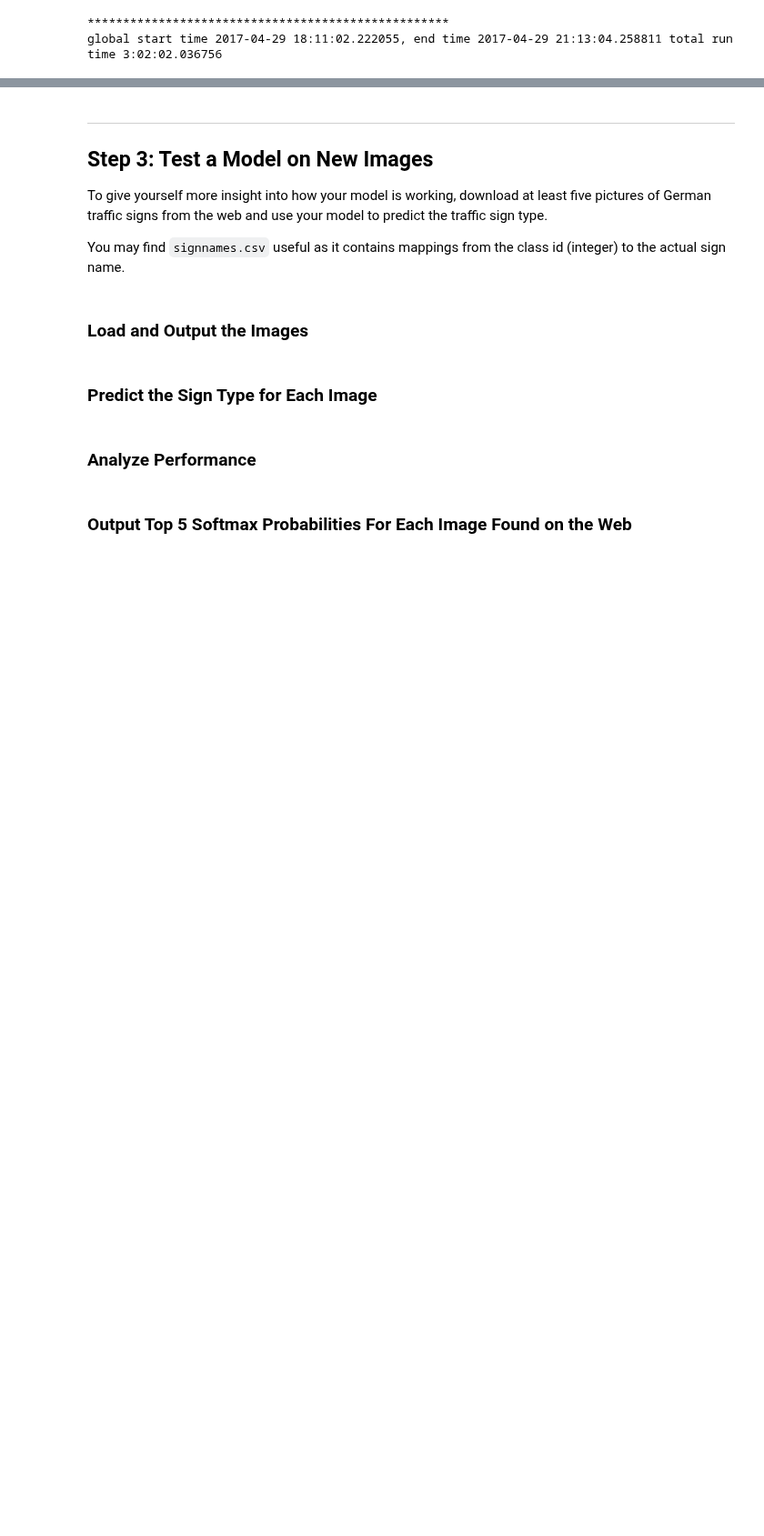
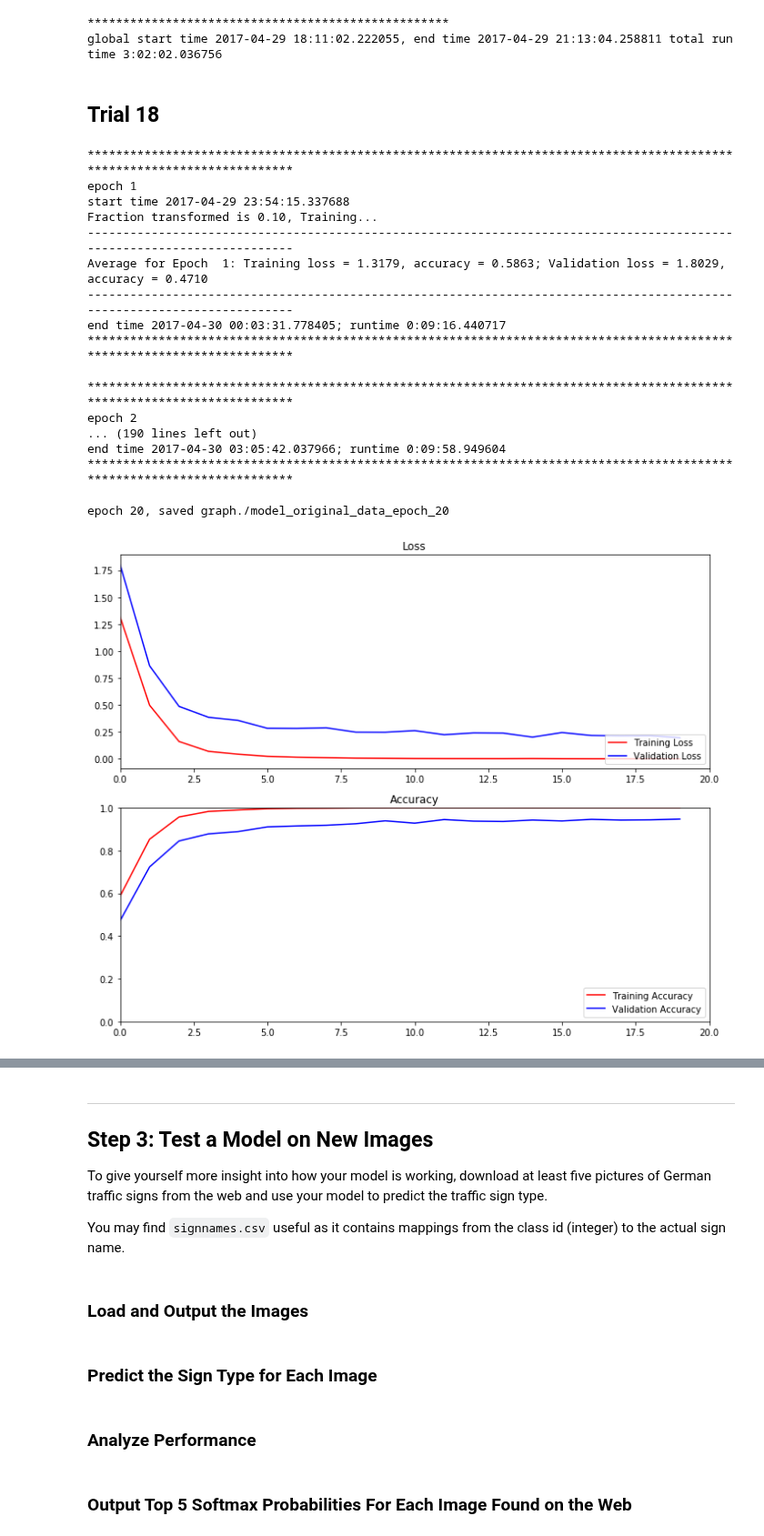
Before and after one commit to e7dud7e/carnd, a Jupyter notebook: TrafficSigns/Traffic_Sign_Classifier.ipynb, the cells around one changed output, grey strips where cells are left out. Shown at 91% size. Drawn from its saved outputs; the diff is of its cells as text; code cells hidden in the pictures; blank space fills up the shorter version.

Commit message:
feat: 94pc accuracy with 10pc transformed data.

```diff
--- a/TrafficSigns/Traffic_Sign_Classifier.ipynb
+++ b/TrafficSigns/Traffic_Sign_Classifier.ipynb
@@ -747,7 +747,7 @@ Rotate, shift, and add light to images, make number of samples equal for each la
 Hyper parameters
 """
 LEARNING_RATE=0.01
-
+LINE_WIDTH = 120
 """
 Training pipeline:
 Build the network, define the cost, and create the optimizer that will minimize this cost.
@@ -856,7 +856,7 @@ def get_transformed_batch(x, y, fraction_transform=0.50, batch_size=2048):
 # %% [output]
 '\ndef get_transformed_batch(x, y, fraction_transform=0.50, batch_size=2048):\n    """\n    I originally tried randomly sampling batch_size from the original data set.\n    I\'m replacing this version ...
 # %%
-def get_transformed_batch(x, y, fraction_transform=0.50, batch_size=2048):
+def get_transformed_batch(x, y, fraction_transform=0.10, batch_size=2048):
     """
     Still need to test this
     This version does not randomly sample batch_size; instead it iterates
@@ -872,11 +872,10 @@ def get_transformed_batch(x, y, fraction_transform=0.50, batch_size=2048):
         if idx_split > 0:
             x_batch, y_batch = shuffle(x_batch, y_batch)
             original_images, original_labels = x_batch[idx_split:], y_batch[idx_split:]
-            new_images_raw, new_labels = x_batch[:idx_split], y_batch[:idx_split]
+            new_images_raw, new_labels       = x_batch[:idx_split], y_batch[:idx_split]
             new_images = list()
             for jj in range(new_images_raw.shape[0]):
-                transformed_image = transform_image(new_images_raw,jj)
-                new_images.append(transformed_image)
+                new_images.append(transform_image(new_images_raw,jj))
 
             new_images = np.asarray(new_images)
             x_batch, y_batch = combine_original_new(original_images, new_images, original_labels, new_labels)
@@ -1119,8 +1121,7 @@ def iterate_train_evaluate(epoch_start,epoch_end,
                            X_train,y_train,
                            X_valid,y_valid,
                            batch_size=2048,
-                           fraction_transform = 0.90,
-                           num_batches=10,
+                           fraction_transform = 0.10,
                            save_file_prefix='traffic_sign'):
     """
     Train one epoch at a time and save graph after each epoch
@@ -1138,11 +1139,10 @@ def iterate_train_evaluate(epoch_start,epoch_end,
                                X_train,y_train,
                                X_valid,y_valid,
                                epoch,epoch_next,
-                               num_batches,
                                fraction_transform, batch_size,
                                training_loss_history, validation_loss_history,
                                training_accuracy_history, validation_accuracy_history)
-            fraction_transform = max(0.20, fraction_transform - 0.05)
+            #fraction_transform = max(0.10, fraction_transform - 0.05)
             if epoch > (epoch_end - 6):
                 saver = tf.train.Saver()
                 save_path = saver.save(session, save_model_path)
@@ -1828,0 +1820,48 @@ and no transformation for the remainder.
+# %% [markdown]
+## Trial 18
+# %%
+"""
+
+Now that I got 94% accuracy with original data, I will try with transformed data.
+cnn: 64, 128, 256; fc 2048, 1024. keep_prob 0.50; learning rate 0.01. 3 colors (no greyscale)
+
+I'm transforming 10% of the data for each epoch.
+No changes in the transformation rate as we iterate over epochs
+
+It seems to reach 94pc accuracy sooner, around epoch 12, compared to Trial 17 (epoch 17).
+
+Average for Epoch 20: Training loss = 0.0005, accuracy = 0.9999; Validation loss = 0.1964, accuracy = 0.9472
+"""
+EPOCHS=20
+LEARNING_RATE = 0.01
+TRAIN_KEEP_PROB = 0.50
+FRACTION_TRANSFORM = 0.10 #and stays at 0.10 for all epochs
+epoch_start = 1
+epoch_end = EPOCHS
+batch_size = 2048
+
+iterate_train_evaluate(epoch_start,epoch_end,
+                           X_train,y_train,
+                           X_valid,y_valid,
+                           batch_size,
+                           fraction_transform = 0.10,
+                           save_file_prefix='model_original_data')
+# %% [output]
+************************************************************************************************************************
+epoch 1
+start time 2017-04-29 23:54:15.337688
+Fraction transformed is 0.10, Training...
+------------------------------------------------------------------------------------------------------------------------
+Average for Epoch  1: Training loss = 1.3179, accuracy = 0.5863; Validation loss = 1.8029, accuracy = 0.4710
+------------------------------------------------------------------------------------------------------------------------
+end time 2017-04-30 00:03:31.778405; runtime 0:09:16.440717
+************************************************************************************************************************
+
+************************************************************************************************************************
+epoch 2
+... (190 lines left out)
+end time 2017-04-30 03:05:42.037966; runtime 0:09:58.949604
+************************************************************************************************************************
+
+epoch 20, saved graph./model_original_data_epoch_20
+[figure, added]
```
Also changed, not shown: parts of 7 cells of this notebook.
